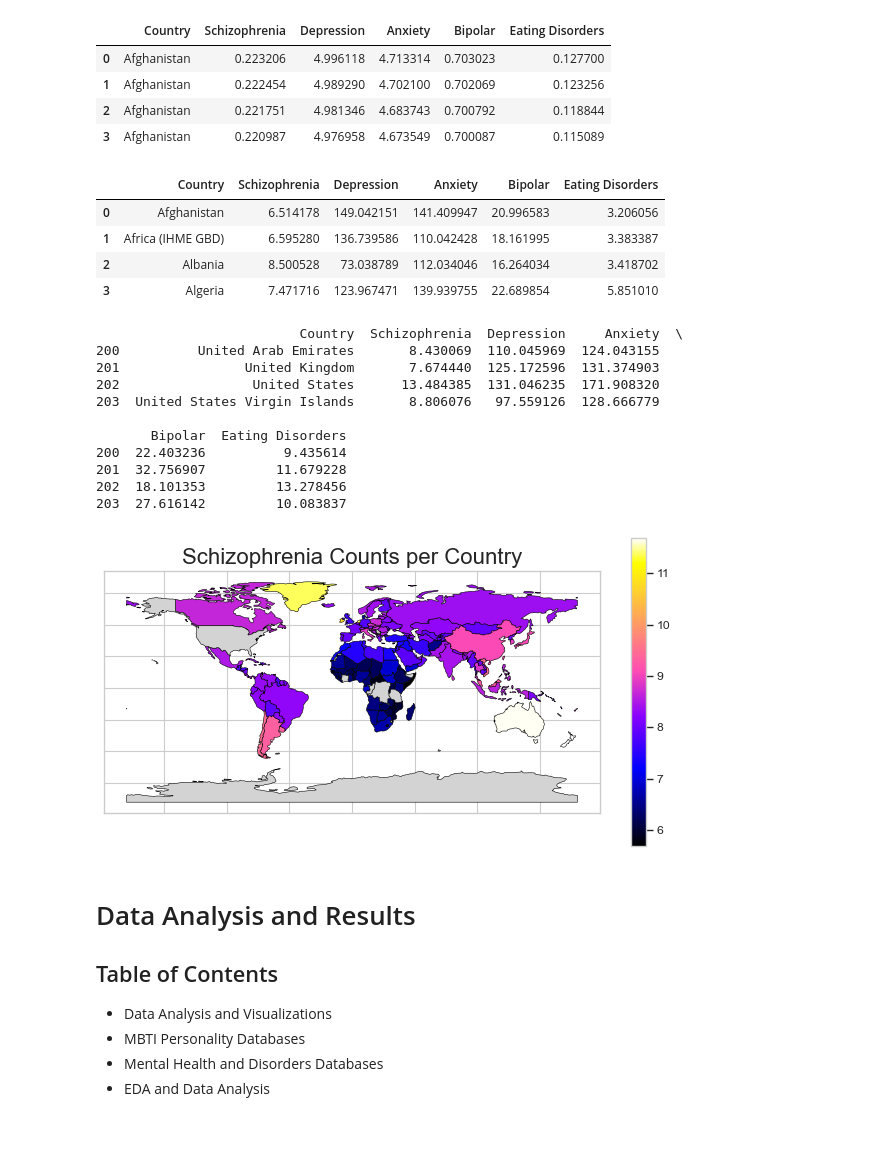
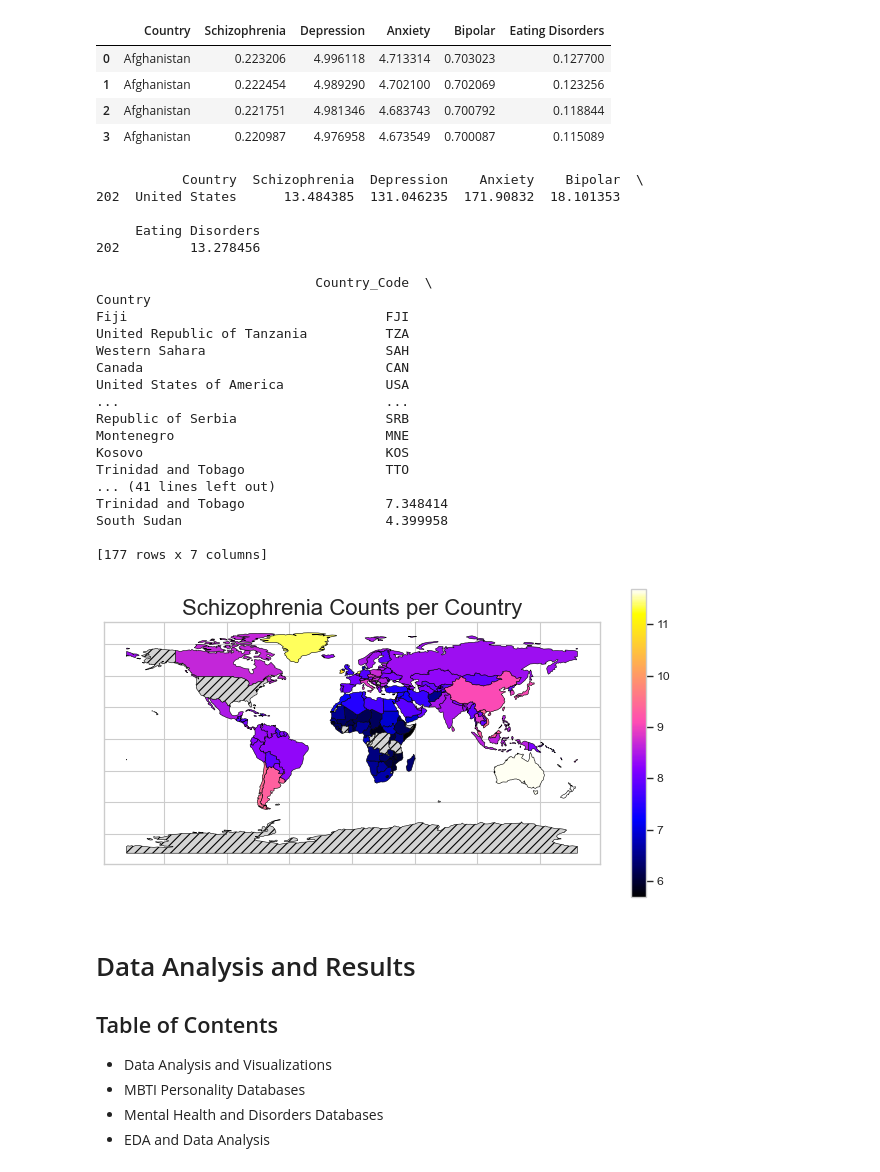
Before and after one commit to BellaIngenue/TypologyAndMentalHealth, a Jupyter notebook: SienaRivera-PersonalProject.ipynb, the cells around one changed output. Drawn from its saved outputs; the diff is of its cells as text; code cells hidden in the pictures; blank space fills up the shorter version.

```diff
--- a/SienaRivera-PersonalProject.ipynb
+++ b/SienaRivera-PersonalProject.ipynb
@@ -191,43 +188,56 @@ df_mental.head(4)
 # %%
 grouped_df= df_mental.groupby('Country').agg({"Schizophrenia": "sum", "Depression": "sum", "Anxiety": "sum", "Bipolar": "sum", "Eating Disorders": "sum"}).reset_index()
 grouped_df.head(4)
+
+print(grouped_df.loc[grouped_df["Country"] == "United States"])
 # %% [output]
-|  | Country | Schizophrenia | Depression | Anxiety | Bipolar | Eating Disorders |
-| 0 | Afghanistan | 6.514178 | 149.042151 | 141.409947 | 20.996583 | 3.206056 |
-| 1 | Africa (IHME GBD) | 6.595280 | 136.739586 | 110.042428 | 18.161995 | 3.383387 |
-| 2 | Albania | 8.500528 | 73.038789 | 112.034046 | 16.264034 | 3.418702 |
-| 3 | Algeria | 7.471716 | 123.967471 | 139.939755 | 22.689854 | 5.851010 |
+           Country  Schizophrenia  Depression    Anxiety    Bipolar  \
+202  United States      13.484385  131.046235  171.90832  18.101353
+
+     Eating Disorders
+202         13.278456
 # %%
 #heatmap for Mental Disorders and Country percentage
-heat_mental = './shapefiles/ne_110m_admin_0_countries.shp'
+
+heat_mental = './shapefiles/ne_110m_admin_0_countries/ne_110m_admin_0_countries.shp'
 #map_df = gpd.read_file(heat_mbti)[['ADMIN', 'ADM0_A3', 'geometry']]
+
 map_df_mental = gpd.read_file(heat_mental)[['ADMIN', 'ADM0_A3', 'geometry']]
 map_df_mental.columns = ['Country', 'Country_Code', 'geometry']
 map_df_mental.set_crs(epsg= 4326, inplace=True)
 
-america_df=grouped_df[grouped_df["Country"].str.startswith("United")]
-print(america_df.head(4))
+merged = map_df_mental.set_index("Country").join(grouped_df.set_index("Country"))
+print(merged)
 
-merged = map_df_mental.set_index("Country").join(grouped_df.set_index("Country"))
+dif_names = {"Country": "first", "Schizophrenia" :"sum"}
+# merged = merged.groupby(["Country"]).agg(dif_names)
+
+
 fig, ax = plt.subplots(1,1, figsize=(10,5))
 merged.plot(column="Schizophrenia", cmap='gnuplot2', linewidth=0.5, edgecolor="black", legend=True, ax=ax,
-            missing_kwds={"color": "lightgrey", "label": "Missing values",},)
+            missing_kwds={"color": "lightgrey", "edgecolor": "black", "hatch": "///", "label": "Missing values",},)
 ax.set_title("Schizophrenia Counts per Country", fontsize=20)
 ax.tick_params(left=False, labelleft=False, bottom=False, labelbottom=False)
 fig.show()
 # %% [output]
-                          Country  Schizophrenia  Depression     Anxiety  \
-200          United Arab Emirates       8.430069  110.045969  124.043155
-201                United Kingdom       7.674440  125.172596  131.374903
-202                 United States      13.484385  131.046235  171.908320
-203  United States Virgin Islands       8.806076   97.559126  128.666779
+                            Country_Code  \
+Country
+Fiji                                 FJI
+United Republic of Tanzania          TZA
+Western Sahara                       SAH
+Canada                               CAN
+United States of America             USA
+...                                  ...
+Republic of Serbia                   SRB
+Montenegro                           MNE
+Kosovo                               KOS
+Trinidad and Tobago                  TTO
+... (41 lines left out)
+Trinidad and Tobago                  7.348414
+South Sudan                          4.399958
 
-       Bipolar  Eating Disorders
-200  22.403236          9.435614
-201  32.756907         11.679228
-202  18.101353         13.278456
-203  27.616142         10.083837
+[177 rows x 7 columns]
-[figure, old version]
+[figure, new version]
 # %% [markdown]
 # Data Analysis and Results
 
```
Also changed, not shown: parts of 6 cells of this notebook, 29 other files.
